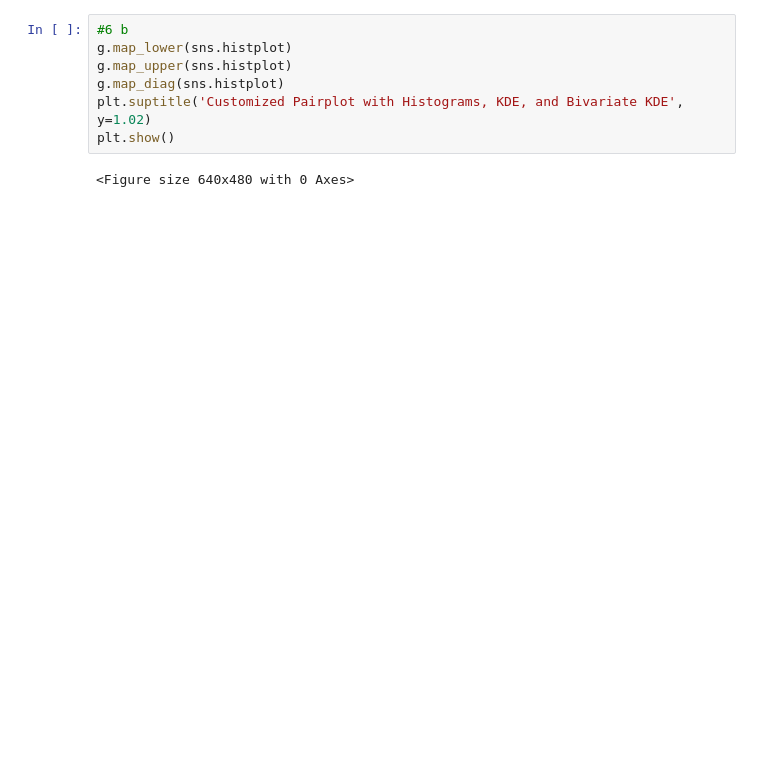
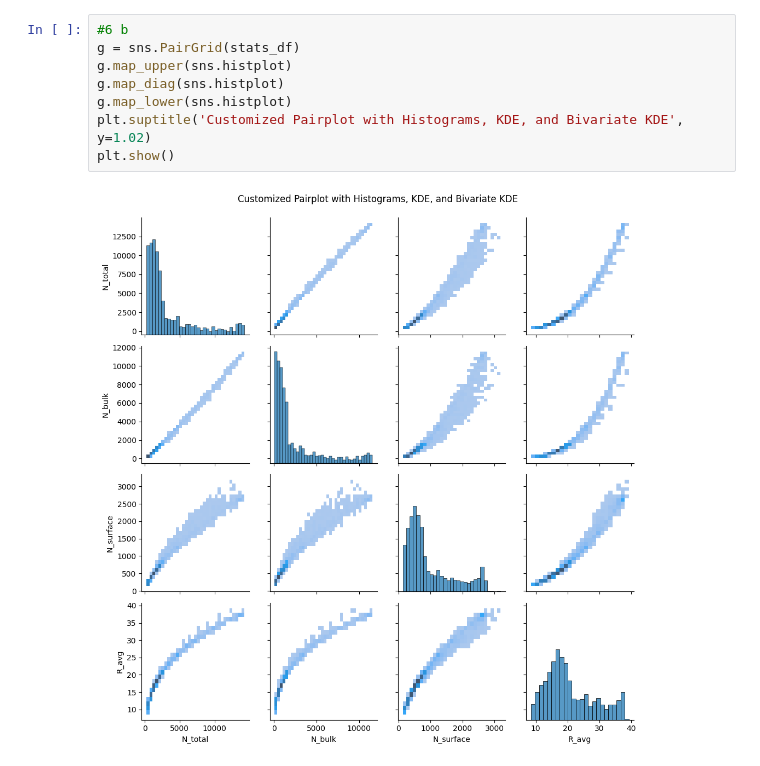
Before and after one commit to it22188236/DL-Labs, a Jupyter notebook: Lab1/lab1_task2.ipynb, the cells around one changed output. Cells and saved outputs as stored; diff of their text form; blank space fills up the shorter version.

```diff
--- a/Lab1/lab1_task2.ipynb
+++ b/Lab1/lab1_task2.ipynb
@@ -82,9 +90,10 @@ g.map_diag(sns.histplot, kde=True, bins=30)
 # %%
 #6 b
-g.map_lower(sns.histplot)
+g = sns.PairGrid(stats_df)
 g.map_upper(sns.histplot)
 g.map_diag(sns.histplot)
+g.map_lower(sns.histplot)
 plt.suptitle('Customized Pairplot with Histograms, KDE, and Bivariate KDE', y=1.02)
 plt.show()
 # %% [output]
-<Figure size 640x480 with 0 Axes>
+[figure, added]
```
Also changed, not shown: parts of 6 cells of this notebook.
